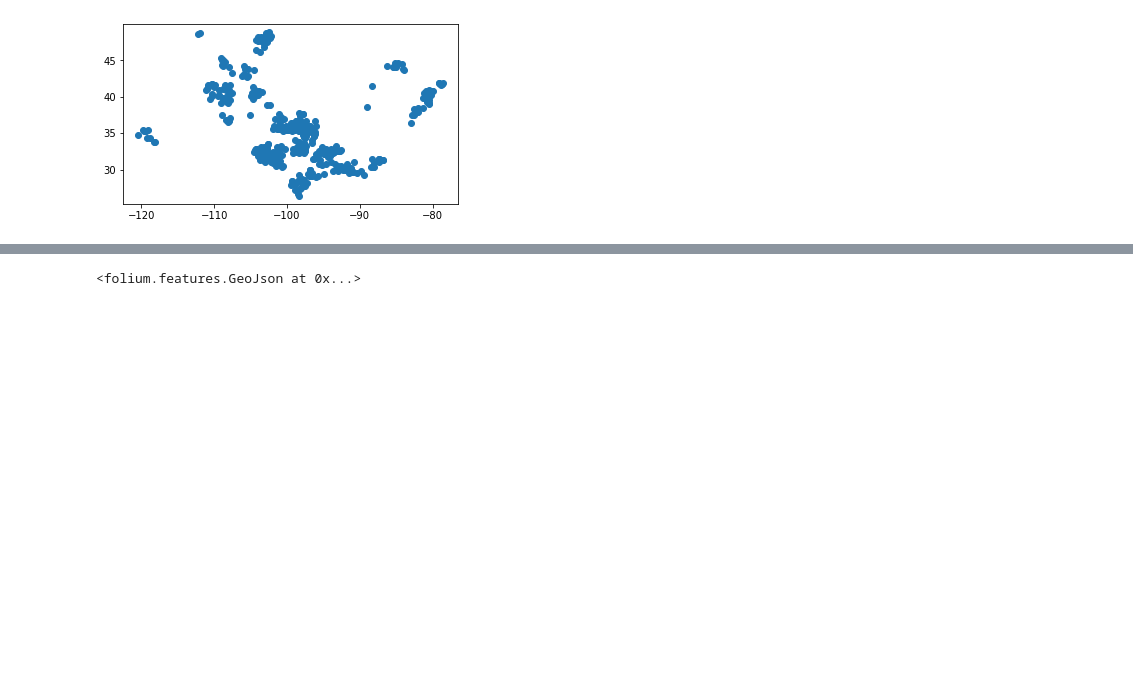
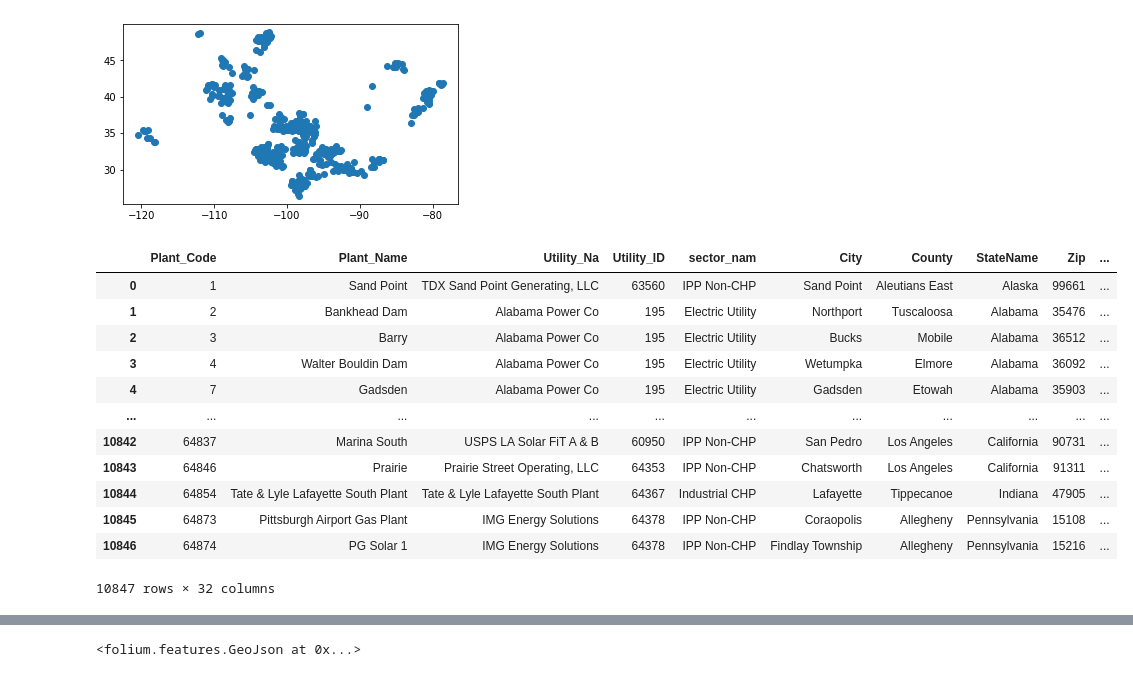
Before and after one commit to liwatts/M.S.-Energy-Masters-Thesis, a Jupyter notebook: Code/prelim.ipynb, the cells around one changed output, grey strips where cells are left out. Cells and saved outputs as stored; diff of their text form; code cells hidden in the pictures; blank space fills up the shorter version.

```diff
--- a/Code/prelim.ipynb
+++ b/Code/prelim.ipynb
@@ -141,6 +141,7 @@ shapefile.plot()
 # %%
 import folium
 import geopandas
+import pandas as pd
 
 map = folium.Map()
 
@@ -149,4 +150,27 @@ folium.GeoJson('https://raw.githubusercontent.com/datasets/geo-admin1-us/master/
 ng_plants = geopandas.read_file('NaturalGas_ProcessingPlants_US_EIA.zip')
 
 ng_pipes = geopandas.read_file('NaturalGas_InterIntrastate_Pipelines_US_EIA.zip')
+
+pwplants = geopandas.read_file('PowerPlants_US_EIA.zip')
+
+df_pwplants = pd.DataFrame(pwplants)
+# %%
+
+pd.set_option('display.max_columns', None)
+
+df_pwplants
+# %% [output]
+|  | Plant_Code | Plant_Name | Utility_Na | Utility_ID | sector_nam | City | County | StateName | Zip | ... |
+| 0 | 1 | Sand Point | TDX Sand Point Generating, LLC | 63560 | IPP Non-CHP | Sand Point | Aleutians East | Alaska | 99661 | ... |
+| 1 | 2 | Bankhead Dam | Alabama Power Co | 195 | Electric Utility | Northport | Tuscaloosa | Alabama | 35476 | ... |
+| 2 | 3 | Barry | Alabama Power Co | 195 | Electric Utility | Bucks | Mobile | Alabama | 36512 | ... |
+| 3 | 4 | Walter Bouldin Dam | Alabama Power Co | 195 | Electric Utility | Wetumpka | Elmore | Alabama | 36092 | ... |
+| 4 | 7 | Gadsden | Alabama Power Co | 195 | Electric Utility | Gadsden | Etowah | Alabama | 35903 | ... |
+| ... | ... | ... | ... | ... | ... | ... | ... | ... | ... | ... |
+| 10842 | 64837 | Marina South | USPS LA Solar FiT A & B | 60950 | IPP Non-CHP | San Pedro | Los Angeles | California | 90731 | ... |
+| 10843 | 64846 | Prairie | Prairie Street Operating, LLC | 64353 | IPP Non-CHP | Chatsworth | Los Angeles | California | 91311 | ... |
+| 10844 | 64854 | Tate & Lyle Lafayette South Plant | Tate & Lyle Lafayette South Plant | 64367 | Industrial CHP | Lafayette | Tippecanoe | Indiana | 47905 | ... |
+| 10845 | 64873 | Pittsburgh Airport Gas Plant | IMG Energy Solutions | 64378 | IPP Non-CHP | Coraopolis | Allegheny | Pennsylvania | 15108 | ... |
+| 10846 | 64874 | PG Solar 1 | IMG Energy Solutions | 64378 | IPP Non-CHP | Findlay Township | Allegheny | Pennsylvania | 15216 | ... |
+10847 rows × 32 columns
 # %%
```
Also changed, not shown: parts of 1 cell of this notebook.
